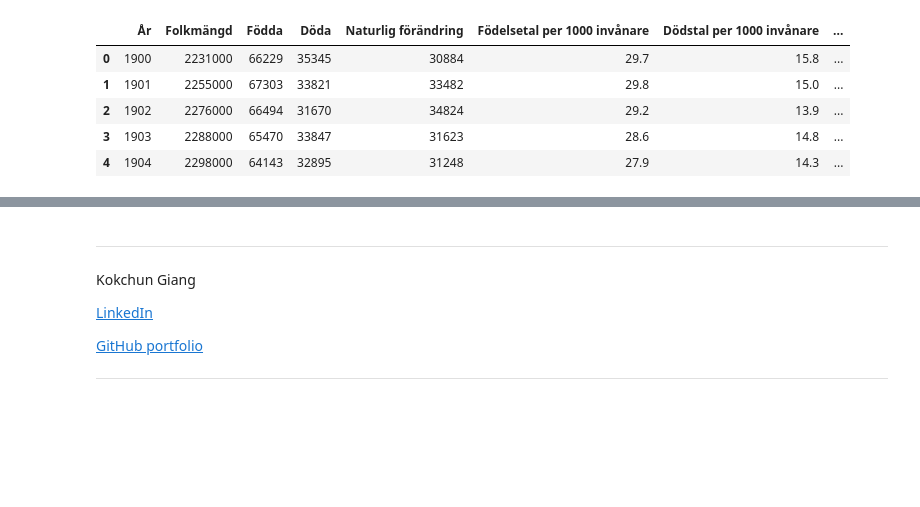
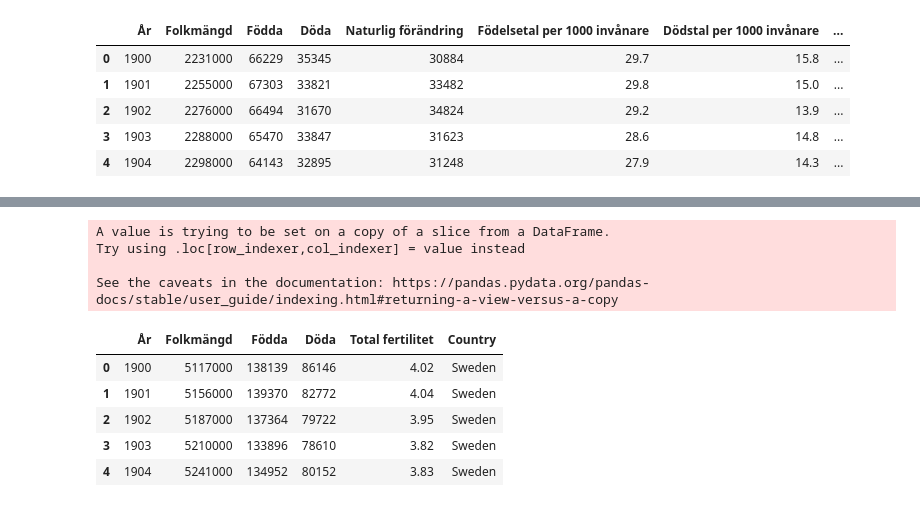
Before and after one commit to yuna-liu/Databehandling-Yuna-Liu, a Jupyter notebook: Exercises/E02_merging.ipynb, the cells around one changed output, grey strips where cells are left out. Cells and saved outputs as stored; diff of their text form; code cells hidden in the pictures; blank space fills up the shorter version.

```diff
--- a/Exercises/E02_merging.ipynb
+++ b/Exercises/E02_merging.ipynb
@@ -385,16 +386,18 @@ Create a population graph and a fertility graph showing Sweden and Norway.
 ![Folkmängd Norge och Sverige](../assets/folkmangd_sverige_norge.png)
 
 </details>
-# %% [markdown]
----
-
-Kokchun Giang
-
-[LinkedIn][linkedIn_kokchun]
-
-[GitHub portfolio][github_portfolio]
-
-[linkedIn_kokchun]: https://www.linkedin.com/in/kokchungiang/
-[github_portfolio]: https://github.com/kokchun/Portfolio-Kokchun-Giang
-
----
+# %%
+sweden = swe_demographi[["År", "Folkmängd", "Födda", "Döda", "Total fertilitet"]]
+sweden["Country"] = "Sweden"
+sweden.head()
+# %% [output]
+A value is trying to be set on a copy of a slice from a DataFrame.
+Try using .loc[row_indexer,col_indexer] = value instead
+
+See the caveats in the documentation: https://pandas.pydata.org/pandas-docs/stable/user_guide/indexing.html#returning-a-view-versus-a-copy
+|  | År | Folkmängd | Födda | Döda | Total fertilitet | Country |
+| 0 | 1900 | 5117000 | 138139 | 86146 | 4.02 | Sweden |
+| 1 | 1901 | 5156000 | 139370 | 82772 | 4.04 | Sweden |
+| 2 | 1902 | 5187000 | 137364 | 79722 | 3.95 | Sweden |
+| 3 | 1903 | 5210000 | 133896 | 78610 | 3.82 | Sweden |
+| 4 | 1904 | 5241000 | 134952 | 80152 | 3.83 | Sweden |
```
Also changed, not shown: parts of 5 cells of this notebook.
